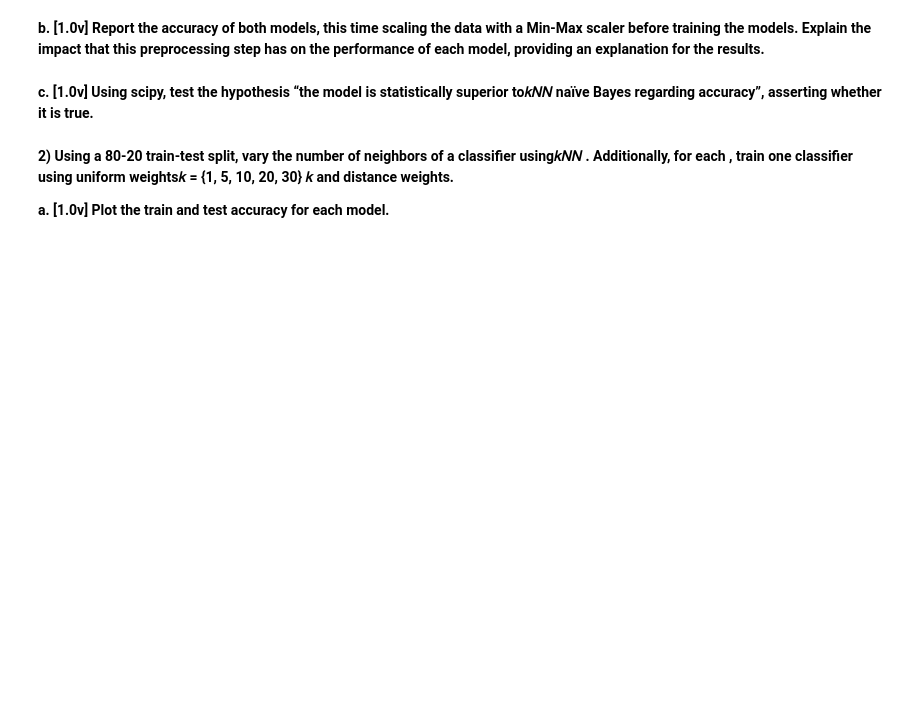
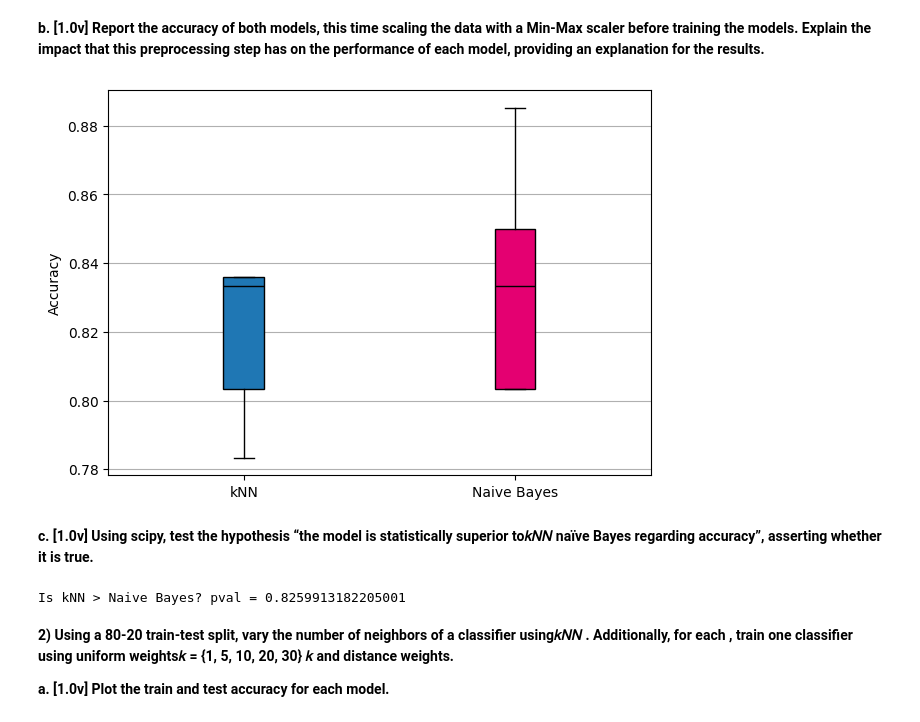
Before and after one commit to Margarida-Lourenco/HW-Apre, a Jupyter notebook: HW2/HW2.ipynb, the cells around one changed output. Saved outputs shown, nothing was run; the diff lists cells and outputs as text; code cells hidden in the pictures; blank space fills up the shorter version.

```diff
--- a/HW2/HW2.ipynb
+++ b/HW2/HW2.ipynb
@@ -25,9 +63,57 @@ case? Explain.**
 Min-Max scaler before training the models. Explain the impact that this
 preprocessing step has on the performance of each model, providing an
 explanation for the results.**
+# %%
+import matplotlib.pyplot as plt, pandas as pd
+from sklearn.model_selection import StratifiedKFold, cross_val_score
+from sklearn.neighbors import KNeighborsClassifier
+from sklearn.naive_bayes import GaussianNB
+from sklearn.preprocessing import MinMaxScaler
+from sklearn.pipeline import Pipeline
+
+# Read the ARFF file and prepare data
+df = pd.read_csv("./heart-disease.csv")
+X, y = df.drop("target", axis=1), df["target"]
+
+# Define cross-validation strategy
+folds = StratifiedKFold(n_splits=5, shuffle=True, random_state=0)
+
+# Create pipelines for scaling
+knn_pipeline = Pipeline([("scaler", MinMaxScaler()), ("knn", KNeighborsClassifier(n_neighbors=5))])
+nb_pipeline = Pipeline([("scaler", MinMaxScaler()), ("nb", GaussianNB())])
+
+# Evaluate classifiers
+knn_accs = cross_val_score(knn_pipeline, X, y, cv=folds, scoring="accuracy")
+nb_accs = cross_val_score(nb_pipeline, X, y, cv=folds, scoring="accuracy")
+
+# Plot boxplots
+plt.figure(figsize=(7, 5))
+b_plot = plt.boxplot(
+    [knn_accs, nb_accs], patch_artist=True, labels=["kNN", "Naive Bayes"]
+)
+
+colors = ["#1f77b4", "#E40071"]
+for patch, color in zip(b_plot["boxes"], colors):
+    patch.set_facecolor(color)
+for median in b_plot["medians"]:
+    median.set_color("black")
+
+plt.ylabel("Accuracy")
+plt.grid(axis="y")
+plt.show()
+# %% [output]
+[figure, added]
 # %% [markdown]
 **c. [1.0v] Using scipy, test the hypothesis “the model is statistically superior to𝑘𝑁𝑁
 naïve Bayes regarding accuracy”, asserting whether it is true.**
+# %%
+from scipy.stats import ttest_rel
+
+# Is kNN better than Naive Bayes?
+res = ttest_rel(knn_accs, nb_accs, alternative="greater")
+print("Is kNN > Naive Bayes? pval =", res.pvalue)
+# %% [output]
+Is kNN > Naive Bayes? pval = 0.8259913182205001
 # %% [markdown]
 **2) Using a 80-20 train-test split, vary the number of neighbors of a classiﬁer using𝑘𝑁𝑁
 . Additionally, for each , train one classiﬁer using uniform weights𝑘 = {1, 5, 10, 20, 30} 𝑘
```
Also changed, not shown: parts of 2 cells of this notebook.
